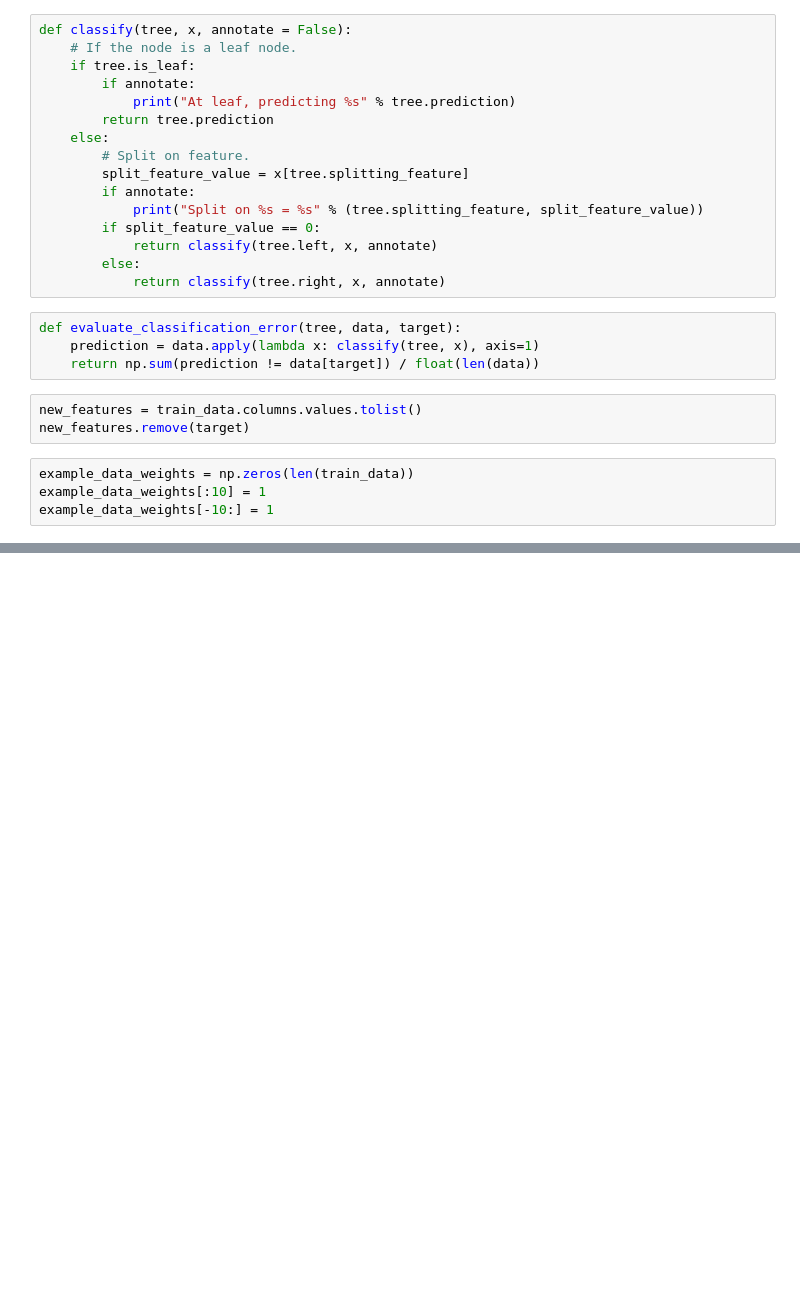
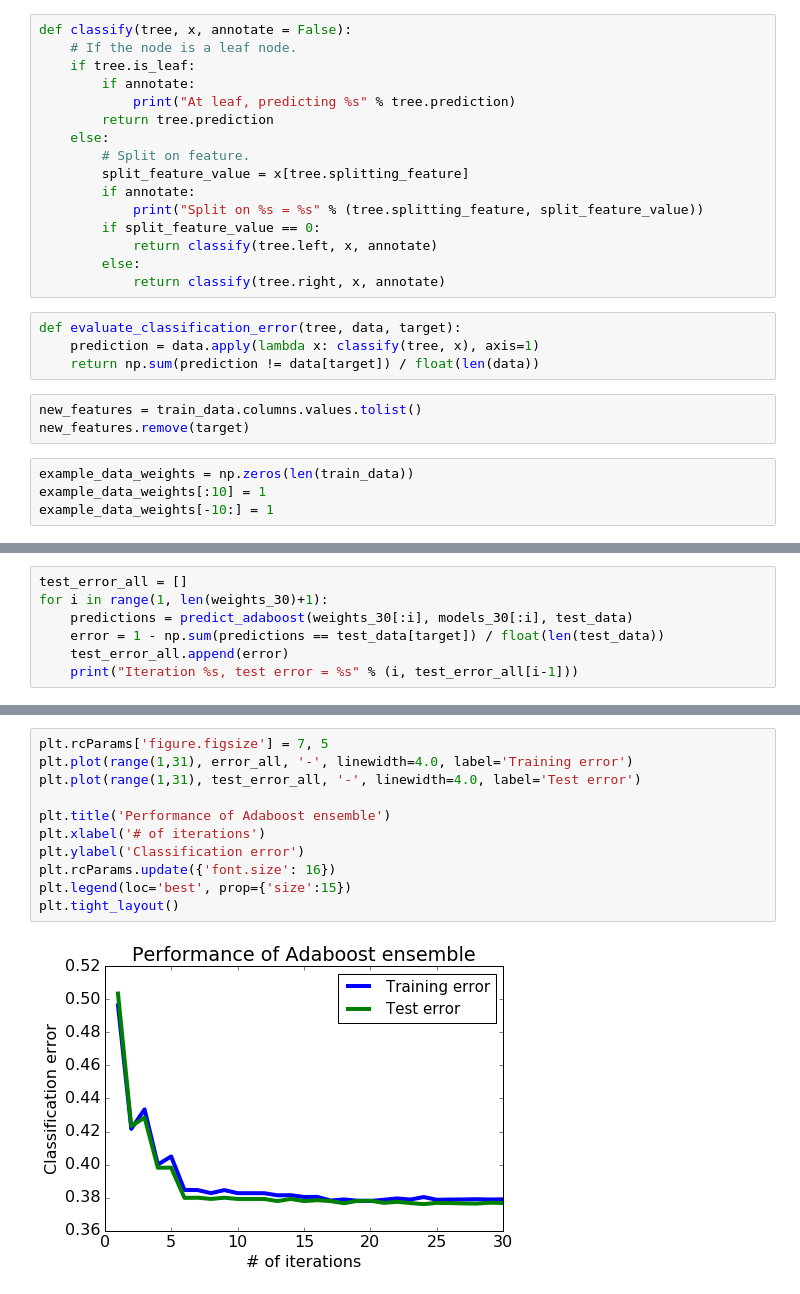
Before and after one commit to tzyk777/machine-learning, a Jupyter notebook: boosting a decision stump/boosting a decision stump.ipynb, the cells around one changed output, grey strips where cells are left out. Cells and saved outputs as stored; diff of their text form; blank space fills up the shorter version.

```diff
--- a/boosting a decision stump/boosting a decision stump.ipynb
+++ b/boosting a decision stump/boosting a decision stump.ipynb
@@ -147,0 +323,7 @@ evaluate_classification_error(subset_20, train_data, target)
+# %%
+test_error_all = []
+for i in range(1, len(weights_30)+1):
+    predictions = predict_adaboost(weights_30[:i], models_30[:i], test_data)
+    error = 1 - np.sum(predictions == test_data[target]) / float(len(test_data))
+    test_error_all.append(error)
+    print("Iteration %s, test error = %s" % (i, test_error_all[i-1]))
@@ -147,0 +348,13 @@ evaluate_classification_error(subset_20, train_data, target)
+# %%
+plt.rcParams['figure.figsize'] = 7, 5
+plt.plot(range(1,31), error_all, '-', linewidth=4.0, label='Training error')
+plt.plot(range(1,31), test_error_all, '-', linewidth=4.0, label='Test error')
+
+plt.title('Performance of Adaboost ensemble')
+plt.xlabel('# of iterations')
+plt.ylabel('Classification error')
+plt.rcParams.update({'font.size': 16})
+plt.legend(loc='best', prop={'size':15})
+plt.tight_layout()
+# %% [output]
+[figure, added]
```
Also changed, not shown: parts of 18 cells of this notebook.
